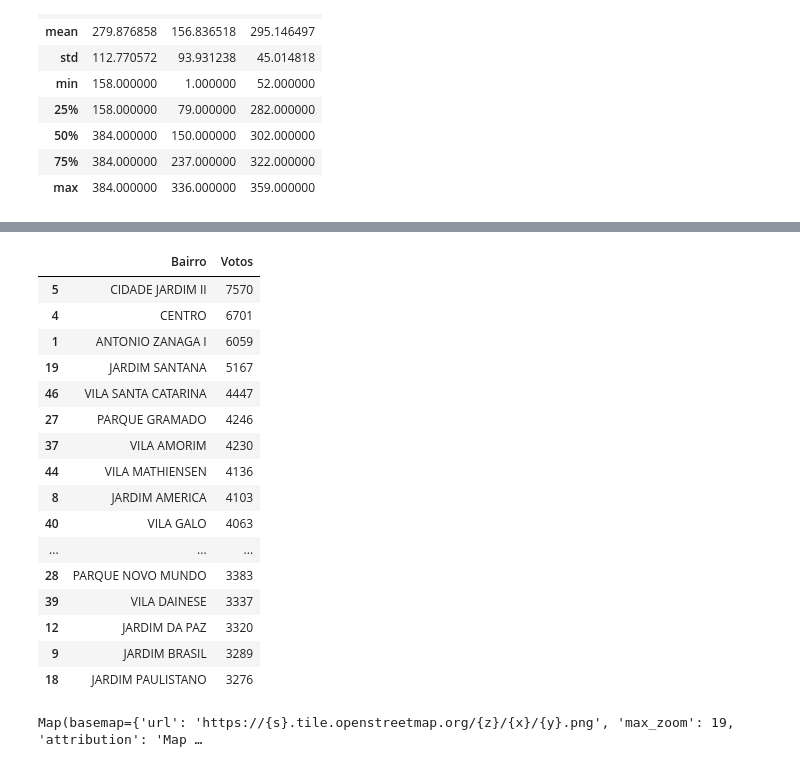
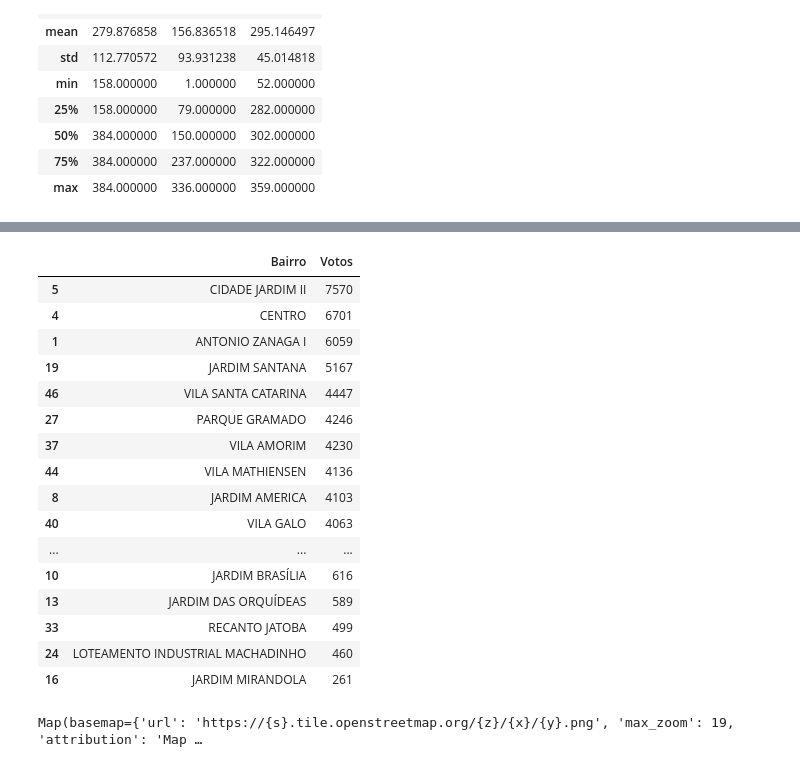
Before and after one commit to heavyrick/datascience, a Jupyter notebook: analises/eleicoes/eleicoes_municipais_2016.ipynb, the cells around one changed output, grey strips where cells are left out. Drawn from its saved outputs; the diff is of its cells as text; code cells hidden in the pictures.

```diff
--- a/analises/eleicoes/eleicoes_municipais_2016.ipynb
+++ b/analises/eleicoes/eleicoes_municipais_2016.ipynb
@@ -361,27 +366,27 @@ base_votos_secao.head()
 # %%
 base_votos_secao.groupby(
     ['Bairro'], sort=True
     )['Votos'].sum().reset_index().sort_values(
     by = ['Votos', 'Bairro'], ascending=[False,True]
-    ).head(20)
+    )
 # %% [output]
 |  | Bairro | Votos |
 | 5 | CIDADE JARDIM II | 7570 |
 | 4 | CENTRO | 6701 |
 | 1 | ANTONIO ZANAGA I | 6059 |
 | 19 | JARDIM SANTANA | 5167 |
 | 46 | VILA SANTA CATARINA | 4447 |
 | 27 | PARQUE GRAMADO | 4246 |
 | 37 | VILA AMORIM | 4230 |
 | 44 | VILA MATHIENSEN | 4136 |
 | 8 | JARDIM AMERICA | 4103 |
 | 40 | VILA GALO | 4063 |
 | ... | ... | ... |
-| 28 | PARQUE NOVO MUNDO | 3383 |
-| 39 | VILA DAINESE | 3337 |
-| 12 | JARDIM DA PAZ | 3320 |
-| 9 | JARDIM BRASIL | 3289 |
-| 18 | JARDIM PAULISTANO | 3276 |
+| 10 | JARDIM BRASÍLIA | 616 |
+| 13 | JARDIM DAS ORQUÍDEAS | 589 |
+| 33 | RECANTO JATOBA | 499 |
+| 24 | LOTEAMENTO INDUSTRIAL MACHADINHO | 460 |
+| 16 | JARDIM MIRANDOLA | 261 |
 # %%
 center = (52.204793, 360.121558)
 
```
Also changed, not shown: parts of 2 cells of this notebook.
